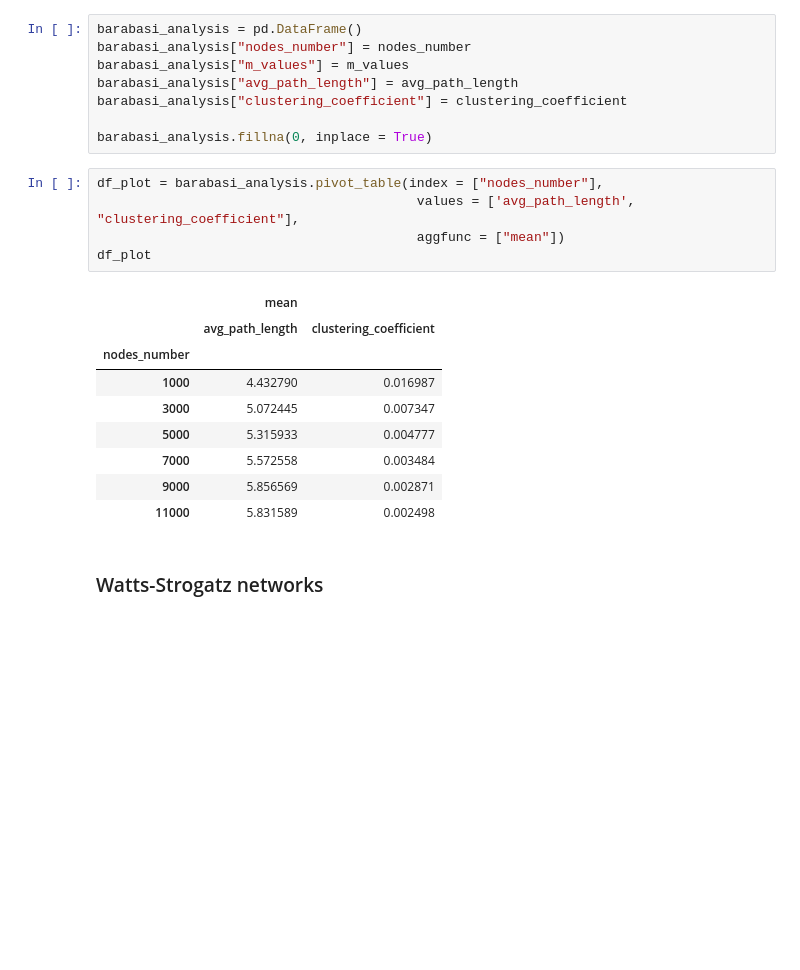
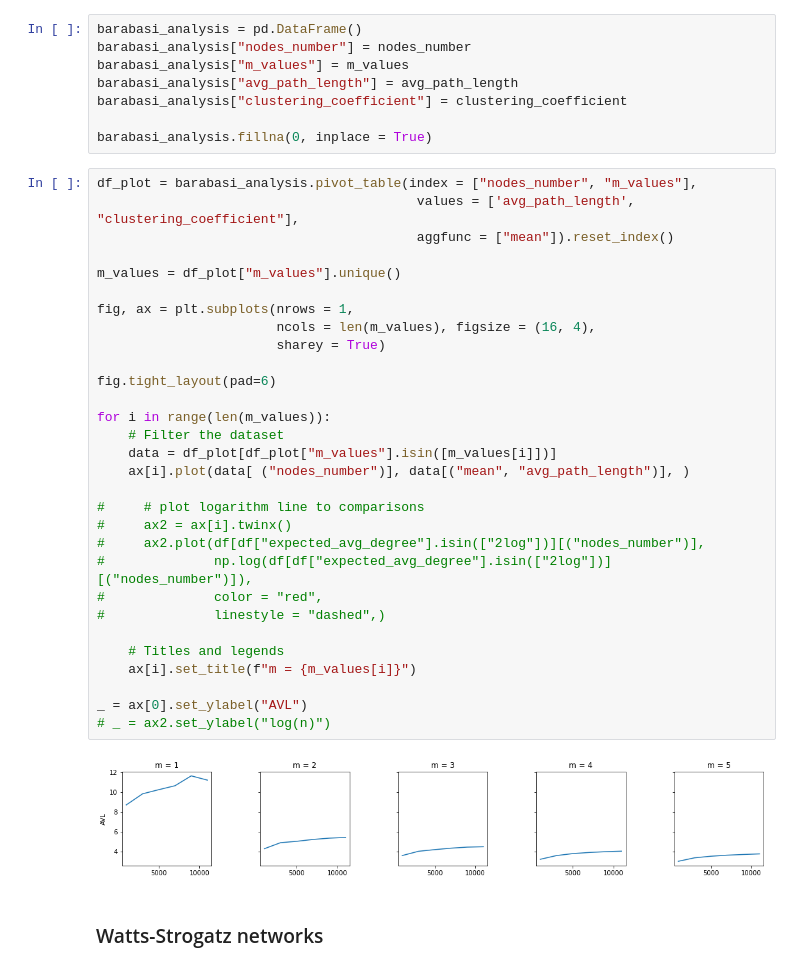
Before and after one commit to victorsanunes/complex-networks, a Jupyter notebook: notebooks/Assignment_02.ipynb, the cells around one changed output. Drawn from its saved outputs; the diff is of its cells as text; blank space fills up the shorter version.

```diff
--- a/notebooks/Assignment_02.ipynb
+++ b/notebooks/Assignment_02.ipynb
@@ -209,21 +223,38 @@ barabasi_analysis["avg_path_length"] = avg_path_length
 barabasi_analysis["clustering_coefficient"] = clustering_coefficient
 
 barabasi_analysis.fillna(0, inplace = True)
-# %%
-df_plot = barabasi_analysis.pivot_table(index = ["nodes_number"],
-                                         values = ['avg_path_length', "clustering_coefficient"],
-                                         aggfunc = ["mean"])
-df_plot
-# %% [output]
-|  | mean |  |
-|  | avg_path_length | clustering_coefficient |
-| nodes_number |  |  |
-| 1000 | 4.432790 | 0.016987 |
-| 3000 | 5.072445 | 0.007347 |
-| 5000 | 5.315933 | 0.004777 |
-| 7000 | 5.572558 | 0.003484 |
-| 9000 | 5.856569 | 0.002871 |
-| 11000 | 5.831589 | 0.002498 |
+# %%
+df_plot = barabasi_analysis.pivot_table(index = ["nodes_number", "m_values"],
+                                         values = ['avg_path_length', "clustering_coefficient"],
+                                         aggfunc = ["mean"]).reset_index()
+
+m_values = df_plot["m_values"].unique()
+
+fig, ax = plt.subplots(nrows = 1,
+                       ncols = len(m_values), figsize = (16, 4),
+                       sharey = True)
+
+fig.tight_layout(pad=6)
+
+for i in range(len(m_values)):
+    # Filter the dataset
+    data = df_plot[df_plot["m_values"].isin([m_values[i]])]
+    ax[i].plot(data[ ("nodes_number")], data[("mean", "avg_path_length")], )
+
+#     # plot logarithm line to comparisons
+#     ax2 = ax[i].twinx()
+#     ax2.plot(df[df["expected_avg_degree"].isin(["2log"])][("nodes_number")],
+#              np.log(df[df["expected_avg_degree"].isin(["2log"])][("nodes_number")]),
+#              color = "red",
+#              linestyle = "dashed",)
+
+    # Titles and legends
+    ax[i].set_title(f"m = {m_values[i]}")
+
+_ = ax[0].set_ylabel("AVL")
+# _ = ax2.set_ylabel("log(n)")
+# %% [output]
+[figure, added]
 # %% [markdown]
 ### Watts-Strogatz networks
 # %%
```
Also changed, not shown: parts of 13 cells of this notebook, 1 other file.
